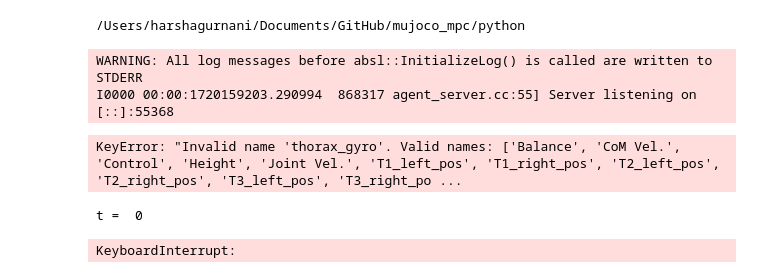
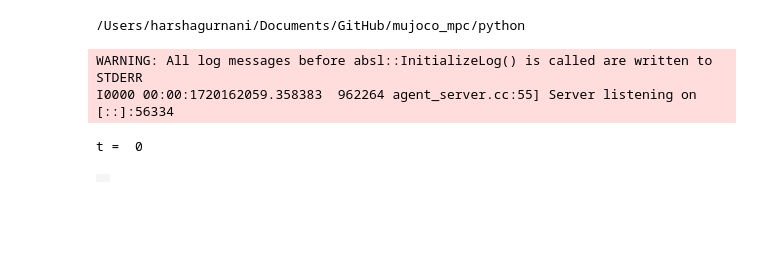
Before and after one commit to harshagurnani/mujoco_mpc, a Jupyter notebook: python/mujoco_mpc/demos/agent/Testing HG.ipynb, the cells around one changed output. Drawn from its saved outputs; the diff is of its cells as text; code cells hidden in the pictures; blank space fills up the shorter version.

```diff
--- a/python/mujoco_mpc/demos/agent/Testing HG.ipynb
+++ b/python/mujoco_mpc/demos/agent/Testing HG.ipynb
@@ -35,6 +35,7 @@ base_path = pathlib.Path('/Users/harshagurnani/Documents/GitHub/mujoco_mpc/')
 # %%
 # model
 model_path = base_path / 'mjpc/tasks/fruitfly/flystand/task.xml'
+#model_path = base_path / 'mjpc/tasks/humanoid/stand/task.xml'
 # model_path = base_path / 'build/mjpc/tasks/cartpole/task.xml'
     # pathlib.Path('/Users/eabe/Research/MyRepos/BiomechControl/models/fruitfly_v2/flybody/fruitfly/assets/fruitfly.xml')
 
@@ -48,6 +49,7 @@ renderer = mujoco.Renderer(model)
 
 # %%
 # agent
+#agent = agent_lib.Agent(task_id="Humanoid Stand", model=model)
 agent = agent_lib.Agent(task_id="Fruitfly Stand", model=model)
 # agent = agent_lib.Agent(task_id="Cartpole", model=model)
 
@@ -61,7 +63,7 @@ agent = agent_lib.Agent(task_id="Fruitfly Stand", model=model)
 
 # %%
 # rollout horizon
-T = 1500
+T = 10
 
 # trajectories
 qpos = np.zeros((model.nq, T))
@@ -86,11 +88,7 @@ frames = []
 FPS = 1.0 / model.opt.timestep
 # %% [output]
 WARNING: All log messages before absl::InitializeLog() is called are written to STDERR
-I0000 00:00:1720159203.290994  868317 agent_server.cc:55] Server listening on [::]:55368
+I0000 00:00:1720162059.358383  962264 agent_server.cc:55] Server listening on [::]:56334
-# %%
-data.sensor('thorax_gyro')
-# %% [output]
-KeyError: "Invalid name 'thorax_gyro'. Valid names: ['Balance', 'CoM Vel.', 'Control', 'Height', 'Joint Vel.', 'T1_left_pos', 'T1_right_pos', 'T2_left_pos', 'T2_right_pos', 'T3_left_pos', 'T3_right_po ...
 # %%
 
 # simulate
@@ -141,12 +139,13 @@ for t in tqdm(range(T - 1)):
 agent.reset()
 # %% [output]
 t =  0
-KeyboardInterrupt:
 # %%
 
 # display video
-# SLOWDOWN = 0.5
-# media.show_video(frames, fps=SLOWDOWN * FPS)
+SLOWDOWN = 0.5
+media.show_video(frames, fps=SLOWDOWN * FPS)
+# %% [output]
+|  |
 # %%
 
 # %%
```
Also changed, not shown: parts of 2 cells of this notebook, 1 other file.
